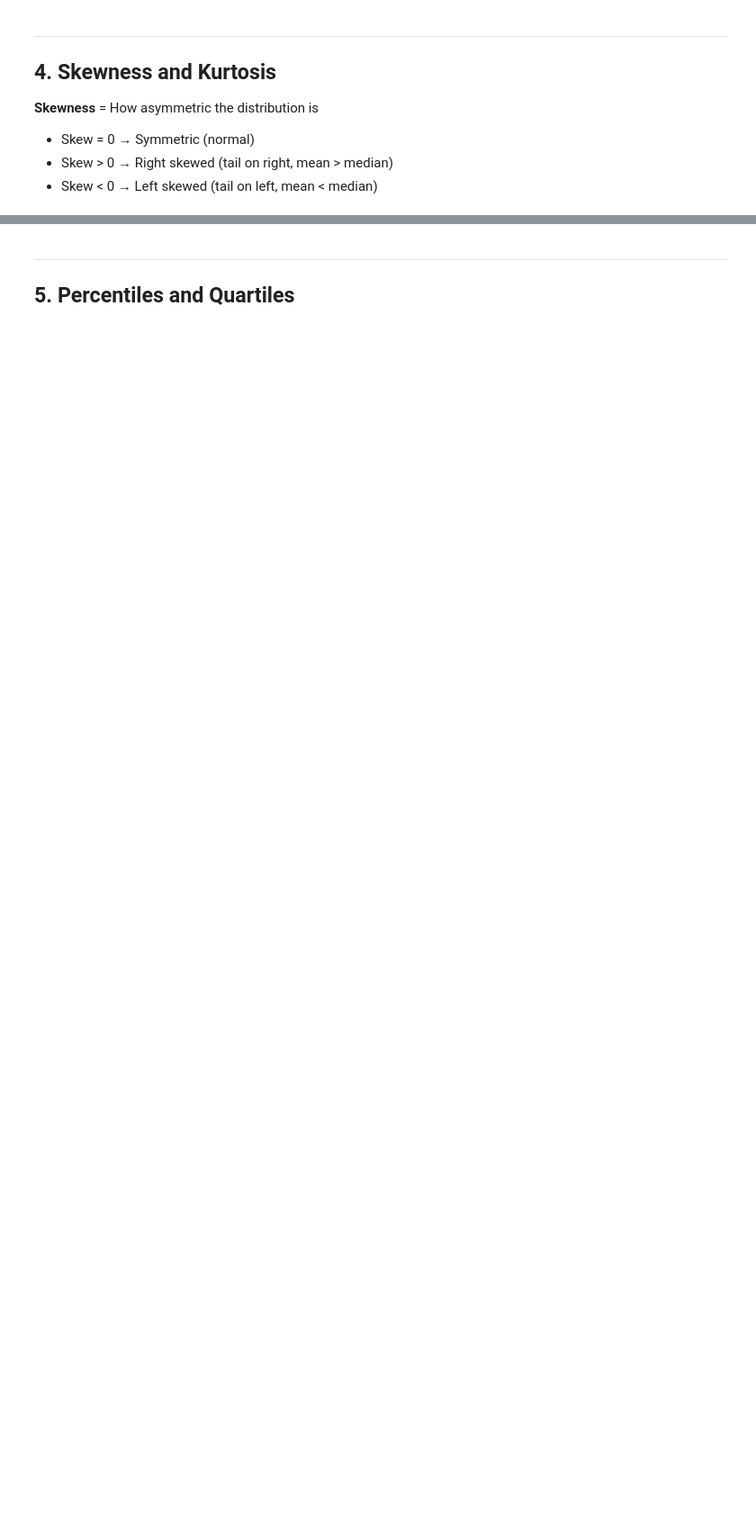
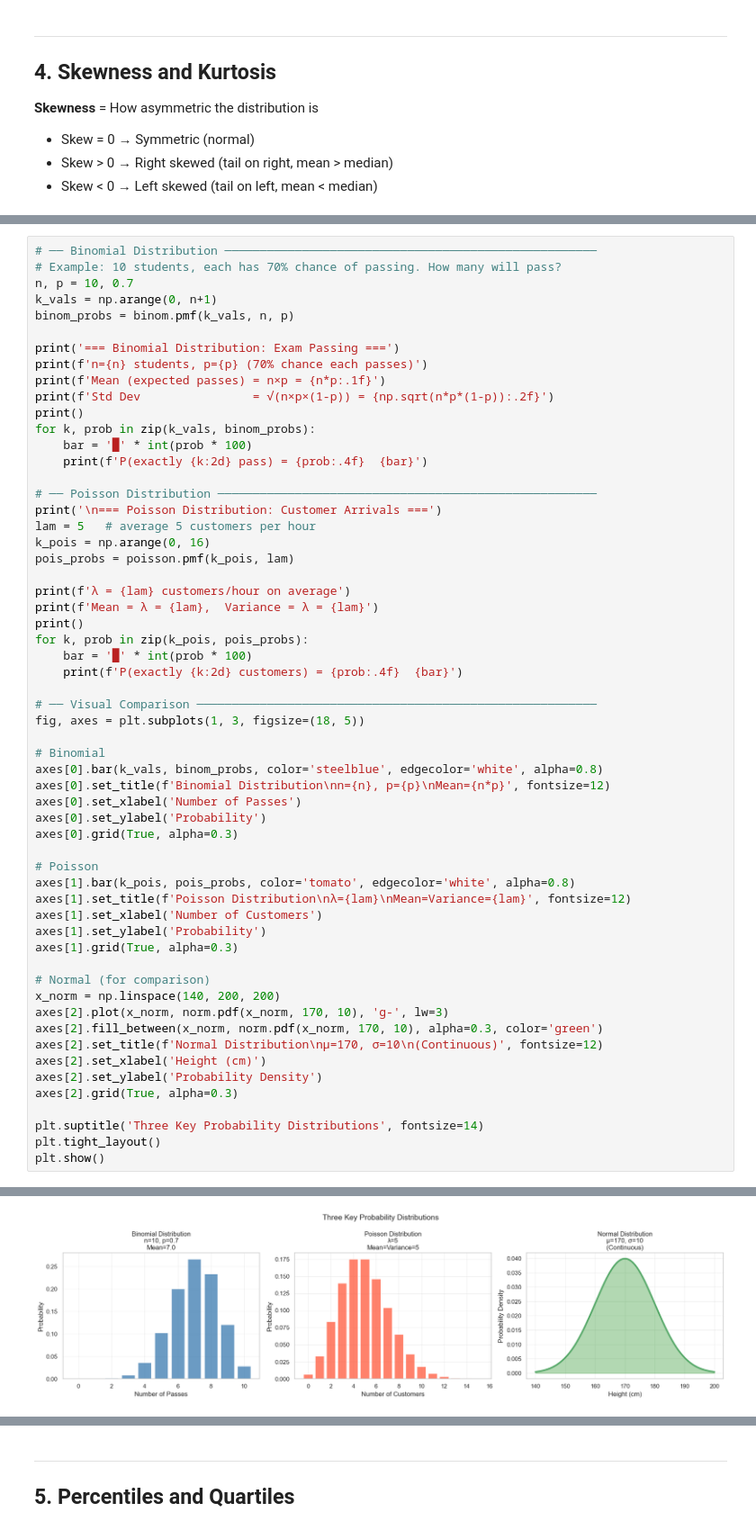
Before and after one commit to helloharendra/Python-DS-AI-11-AM-12-30PM, a Jupyter notebook: helloharendra/analytics/day9_statistics.ipynb, the cells around one changed output, grey strips where cells are left out. Shown at 90% size. Drawn from its saved outputs; the diff is of its cells as text; blank space fills up the shorter version.

```diff
--- a/helloharendra/analytics/day9_statistics.ipynb
+++ b/helloharendra/analytics/day9_statistics.ipynb
@@ -174,0 +615,59 @@ print('Symmetric    → Height, IQ scores, measurement errors')
+# %%
+# ── Binomial Distribution ─────────────────────────────────────────────────────
+# Example: 10 students, each has 70% chance of passing. How many will pass?
+n, p = 10, 0.7
+k_vals = np.arange(0, n+1)
+binom_probs = binom.pmf(k_vals, n, p)
+
+print('=== Binomial Distribution: Exam Passing ===')
+print(f'n={n} students, p={p} (70% chance each passes)')
+print(f'Mean (expected passes) = n×p = {n*p:.1f}')
+print(f'Std Dev                = √(n×p×(1-p)) = {np.sqrt(n*p*(1-p)):.2f}')
+print()
+for k, prob in zip(k_vals, binom_probs):
+    bar = '█' * int(prob * 100)
+    print(f'P(exactly {k:2d} pass) = {prob:.4f}  {bar}')
+
+# ── Poisson Distribution ──────────────────────────────────────────────────────
+print('\n=== Poisson Distribution: Customer Arrivals ===')
+lam = 5   # average 5 customers per hour
+k_pois = np.arange(0, 16)
+pois_probs = poisson.pmf(k_pois, lam)
+
+print(f'λ = {lam} customers/hour on average')
+print(f'Mean = λ = {lam},  Variance = λ = {lam}')
+print()
+for k, prob in zip(k_pois, pois_probs):
+    bar = '█' * int(prob * 100)
+    print(f'P(exactly {k:2d} customers) = {prob:.4f}  {bar}')
+
+# ── Visual Comparison ─────────────────────────────────────────────────────────
+fig, axes = plt.subplots(1, 3, figsize=(18, 5))
+
+# Binomial
+axes[0].bar(k_vals, binom_probs, color='steelblue', edgecolor='white', alpha=0.8)
+axes[0].set_title(f'Binomial Distribution\nn={n}, p={p}\nMean={n*p}', fontsize=12)
+axes[0].set_xlabel('Number of Passes')
+axes[0].set_ylabel('Probability')
+axes[0].grid(True, alpha=0.3)
+
+# Poisson
+axes[1].bar(k_pois, pois_probs, color='tomato', edgecolor='white', alpha=0.8)
+axes[1].set_title(f'Poisson Distribution\nλ={lam}\nMean=Variance={lam}', fontsize=12)
+axes[1].set_xlabel('Number of Customers')
+axes[1].set_ylabel('Probability')
+axes[1].grid(True, alpha=0.3)
+
+# Normal (for comparison)
+x_norm = np.linspace(140, 200, 200)
+axes[2].plot(x_norm, norm.pdf(x_norm, 170, 10), 'g-', lw=3)
+axes[2].fill_between(x_norm, norm.pdf(x_norm, 170, 10), alpha=0.3, color='green')
+axes[2].set_title(f'Normal Distribution\nμ=170, σ=10\n(Continuous)', fontsize=12)
+axes[2].set_xlabel('Height (cm)')
+axes[2].set_ylabel('Probability Density')
+axes[2].grid(True, alpha=0.3)
+
+plt.suptitle('Three Key Probability Distributions', fontsize=14)
+plt.tight_layout()
+plt.show()
+# %% [output]
@@ -174,0 +691 @@ print('Symmetric    → Height, IQ scores, measurement errors')
+[figure, added]
```
Also changed, not shown: parts of 44 cells of this notebook, 8 other files.
